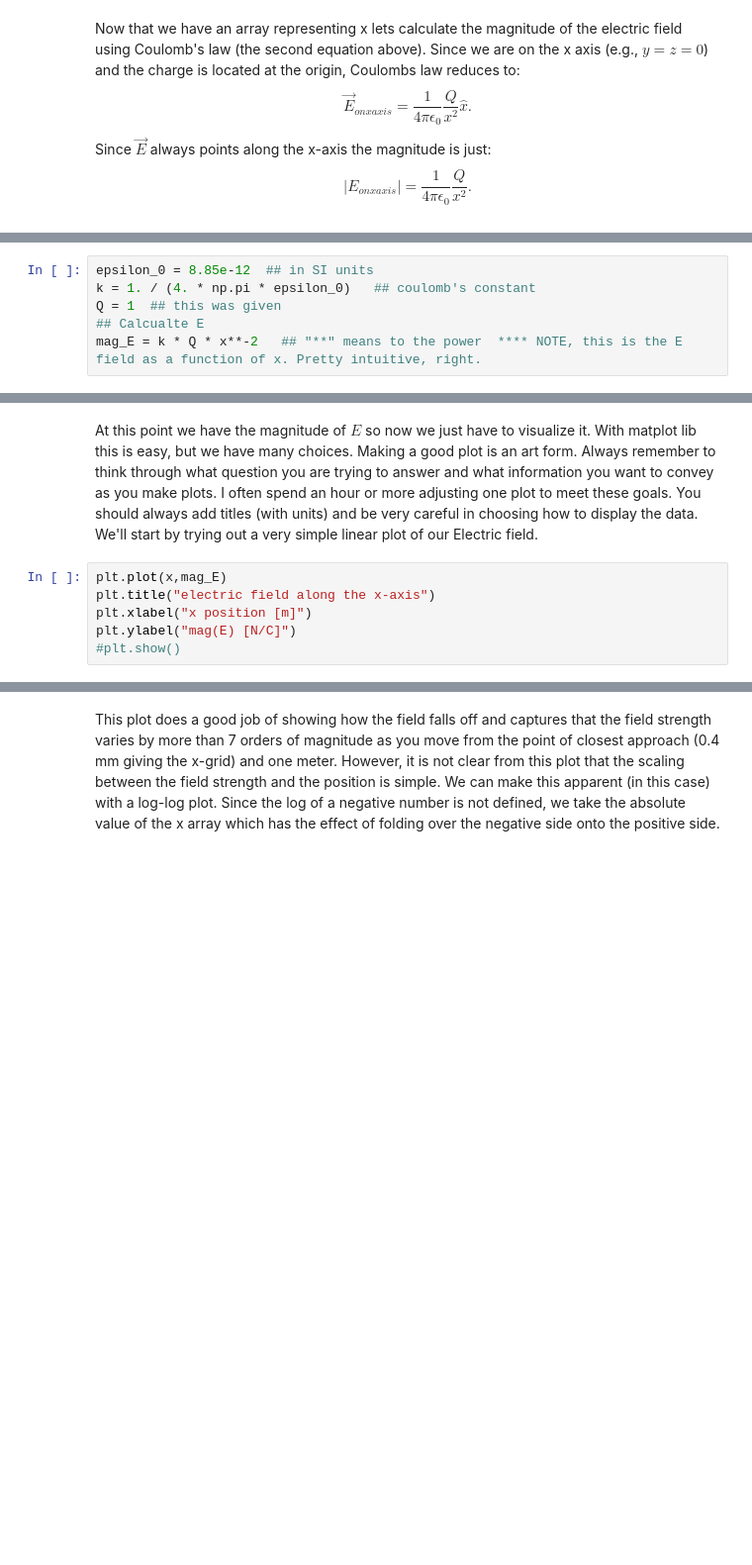
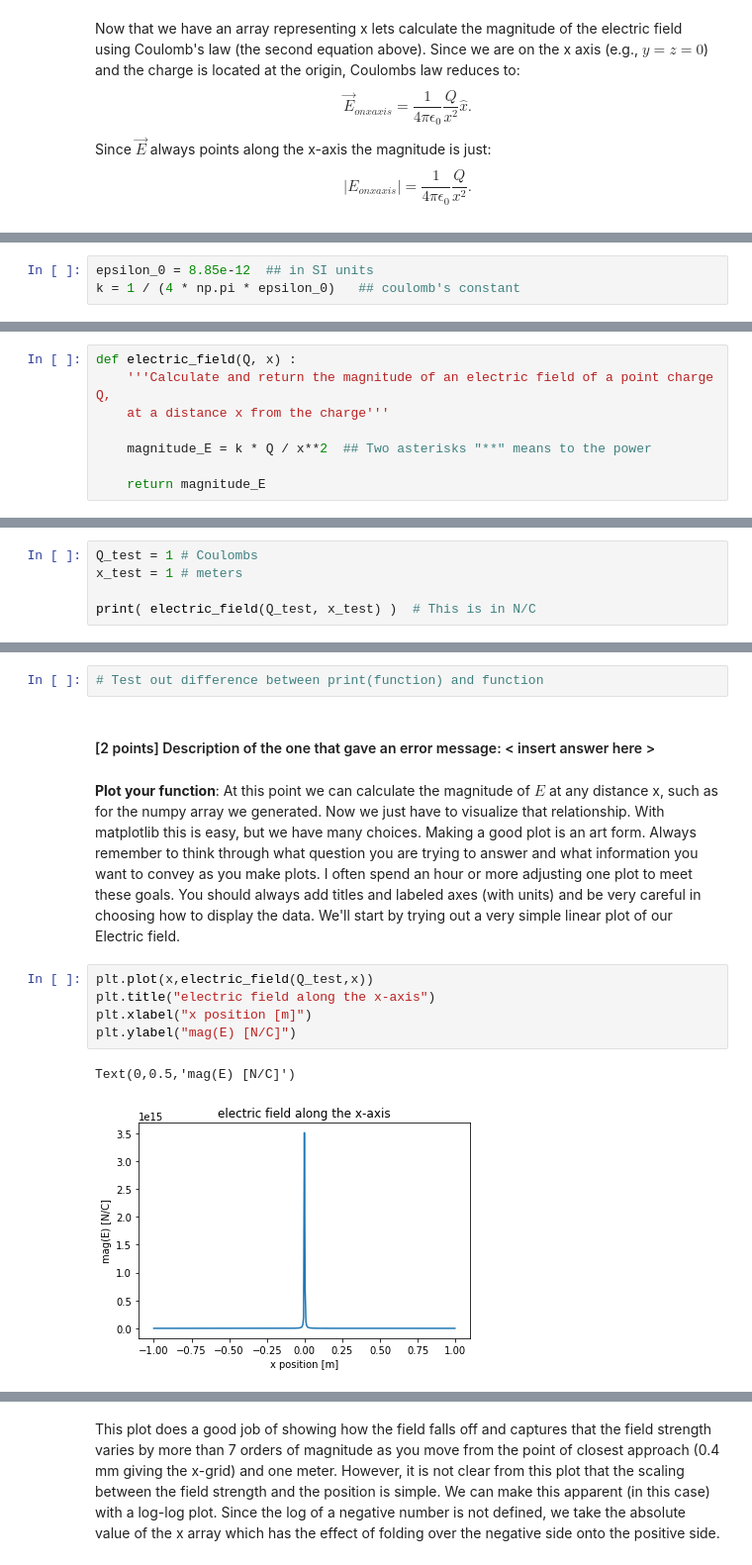
Before and after one commit to isoadn/HW1, a Jupyter notebook: HW_01.ipynb, the cells around one changed output, grey strips where cells are left out. Shown: that part at 99% size. Drawn from its saved outputs; the diff is of its cells as text; blank space fills up the shorter version.

```diff
--- a/HW_01.ipynb
+++ b/HW_01.ipynb
@@ -92,6 +135,3 @@ Now that we have an array representing x lets calculate the magnitude of the ele
 # %%
 epsilon_0 = 8.85e-12  ## in SI units
-k = 1. / (4. * np.pi * epsilon_0)   ## coulomb's constant
-Q = 1  ## this was given
-## Calcualte E
-mag_E = k * Q * x**-2   ## "**" means to the power  **** NOTE, this is the E field as a function of x. Pretty intuitive, right.
+k = 1 / (4 * np.pi * epsilon_0)   ## coulomb's constant
@@ -97,0 +140,8 @@ mag_E = k * Q * x**-2   ## "**" means to the power  **** NOTE, this is the E fie
+# %%
+def electric_field(Q, x) :
+    '''Calculate and return the magnitude of an electric field of a point charge Q,
+    at a distance x from the charge'''
+
+    magnitude_E = k * Q / x**2  ## Two asterisks "**" means to the power
+
+    return magnitude_E
@@ -97,0 +154,5 @@ mag_E = k * Q * x**-2   ## "**" means to the power  **** NOTE, this is the E fie
+# %%
+Q_test = 1 # Coulombs
+x_test = 1 # meters
+
+print( electric_field(Q_test, x_test) )  # This is in N/C
@@ -98,9 +169,15 @@ mag_E = k * Q * x**-2   ## "**" means to the power  **** NOTE, this is the E fie
+# %%
+# Test out difference between print(function) and function
+# %% [markdown]
+#### [2 points] Description of the one that gave an error message: < insert answer here >
 # %% [markdown]
-At this point we have the magnitude of $E$ so now we just have to visualize it.  With matplot lib this is easy, but we have many choices.   Making a good plot is an art form.  Always remember to think through what question you are trying to answer and what information you want to convey as you make plots.  I often spend an hour or more adjusting one plot to meet these goals.  You should always add titles (with units) and be very careful in choosing how to display the data. We'll start by trying out a very simple linear plot of our Electric field.
+**Plot your function**: At this point we can calculate the magnitude of $E$ at any distance x, such as for the numpy array we generated.  Now we just have to visualize that relationship.  With matplotlib this is easy, but we have many choices.   Making a good plot is an art form.  Always remember to think through what question you are trying to answer and what information you want to convey as you make plots.  I often spend an hour or more adjusting one plot to meet these goals.  You should always add titles and labeled axes (with units) and be very careful in choosing how to display the data. We'll start by trying out a very simple linear plot of our Electric field.
 # %%
-plt.plot(x,mag_E)
+plt.plot(x,electric_field(Q_test,x))
 plt.title("electric field along the x-axis")
 plt.xlabel("x position [m]")
 plt.ylabel("mag(E) [N/C]")
-#plt.show()
+# %% [output]
+Text(0,0.5,'mag(E) [N/C]')
+[figure, added]
 # %% [markdown]
```
Also changed, not shown: parts of 65 cells of this notebook.
